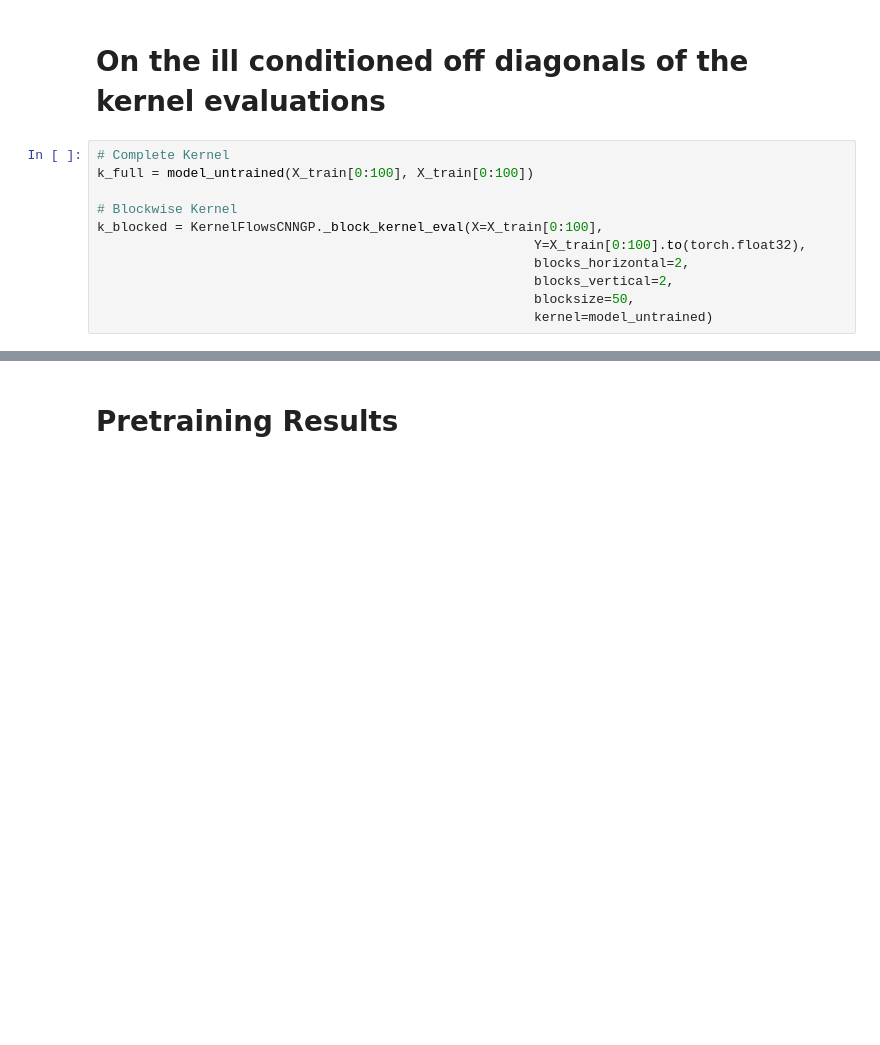
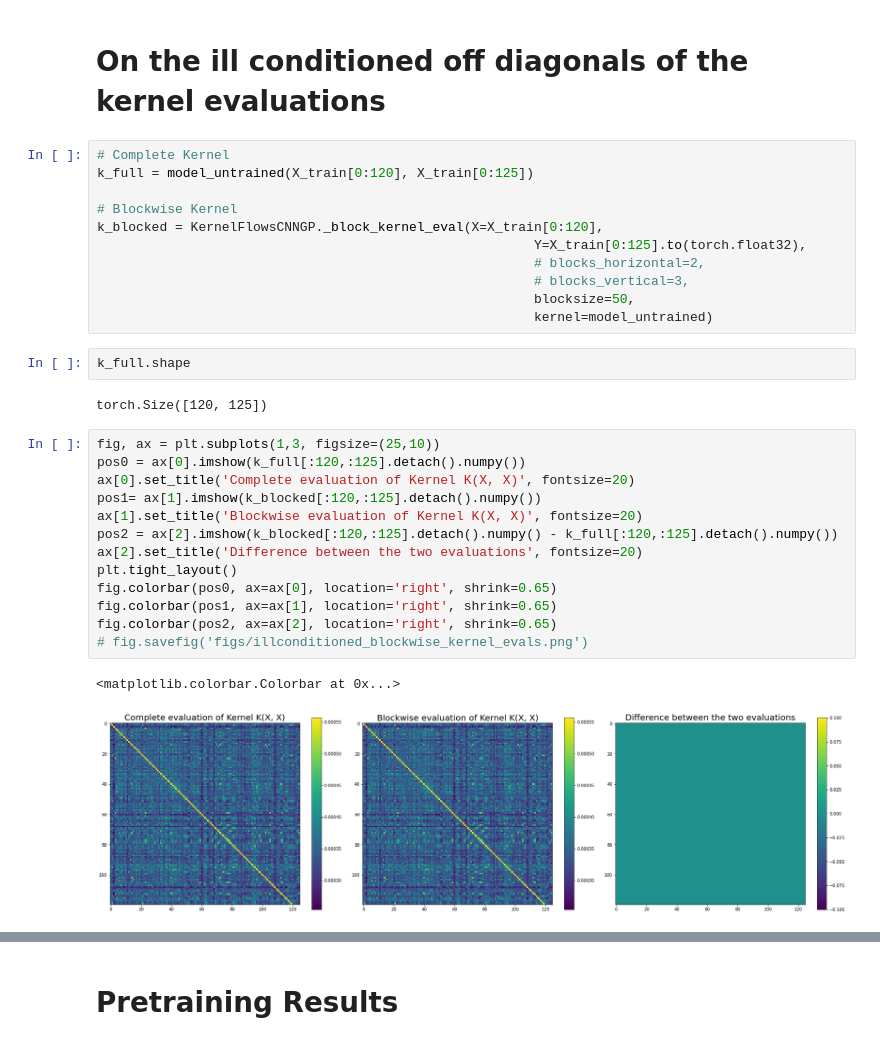
Before and after one commit to waleedbinkhalid74/cnn-gp, a Jupyter notebook: CNN_GP_Memory.ipynb, the cells around one changed output, grey strips where cells are left out. Drawn from its saved outputs; the diff is of its cells as text; blank space fills up the shorter version.

```diff
--- a/CNN_GP_Memory.ipynb
+++ b/CNN_GP_Memory.ipynb
@@ -78,15 +69,35 @@ model_untrained = Sequential(
 # On the ill conditioned off diagonals of the kernel evaluations
 # %%
 # Complete Kernel
-k_full = model_untrained(X_train[0:100], X_train[0:100])
+k_full = model_untrained(X_train[0:120], X_train[0:125])
 
 # Blockwise Kernel
-k_blocked = KernelFlowsCNNGP._block_kernel_eval(X=X_train[0:100],
-                                                        Y=X_train[0:100].to(torch.float32),
-                                                        blocks_horizontal=2,
-                                                        blocks_vertical=2,
+k_blocked = KernelFlowsCNNGP._block_kernel_eval(X=X_train[0:120],
+                                                        Y=X_train[0:125].to(torch.float32),
+                                                        # blocks_horizontal=2,
+                                                        # blocks_vertical=3,
                                                         blocksize=50,
                                                         kernel=model_untrained)
+# %%
+k_full.shape
+# %% [output]
+torch.Size([120, 125])
+# %%
+fig, ax = plt.subplots(1,3, figsize=(25,10))
+pos0 = ax[0].imshow(k_full[:120,:125].detach().numpy())
+ax[0].set_title('Complete evaluation of Kernel K(X, X)', fontsize=20)
+pos1= ax[1].imshow(k_blocked[:120,:125].detach().numpy())
+ax[1].set_title('Blockwise evaluation of Kernel K(X, X)', fontsize=20)
+pos2 = ax[2].imshow(k_blocked[:120,:125].detach().numpy() - k_full[:120,:125].detach().numpy())
+ax[2].set_title('Difference between the two evaluations', fontsize=20)
+plt.tight_layout()
+fig.colorbar(pos0, ax=ax[0], location='right', shrink=0.65)
+fig.colorbar(pos1, ax=ax[1], location='right', shrink=0.65)
+fig.colorbar(pos2, ax=ax[2], location='right', shrink=0.65)
+# fig.savefig('figs/illconditioned_blockwise_kernel_evals.png')
+# %% [output]
+<matplotlib.colorbar.Colorbar at 0x...>
+[figure, added]
 # %%
 fig, ax = plt.subplots(1,3, figsize=(25,10))
 pos0 = ax[0].imshow(k_full.detach().numpy())
```
Also changed, not shown: parts of 4 cells of this notebook, 2 other files.
